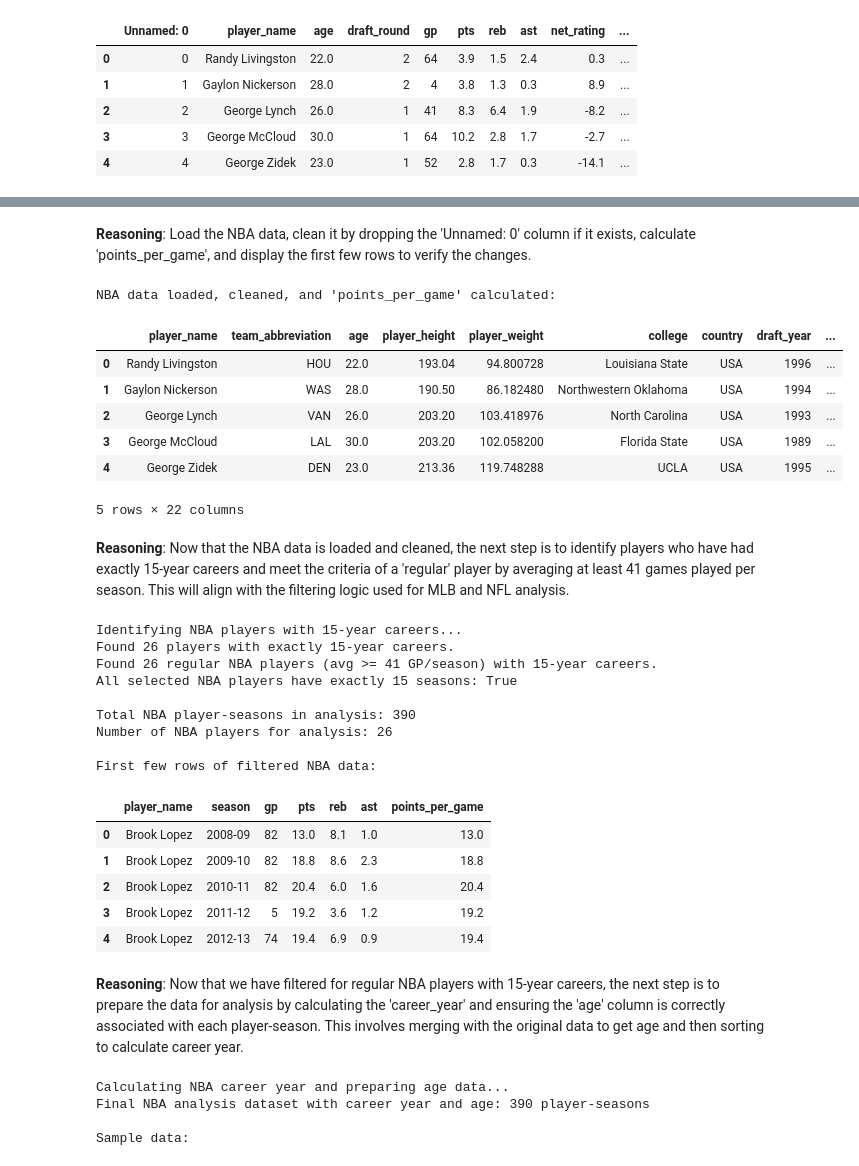
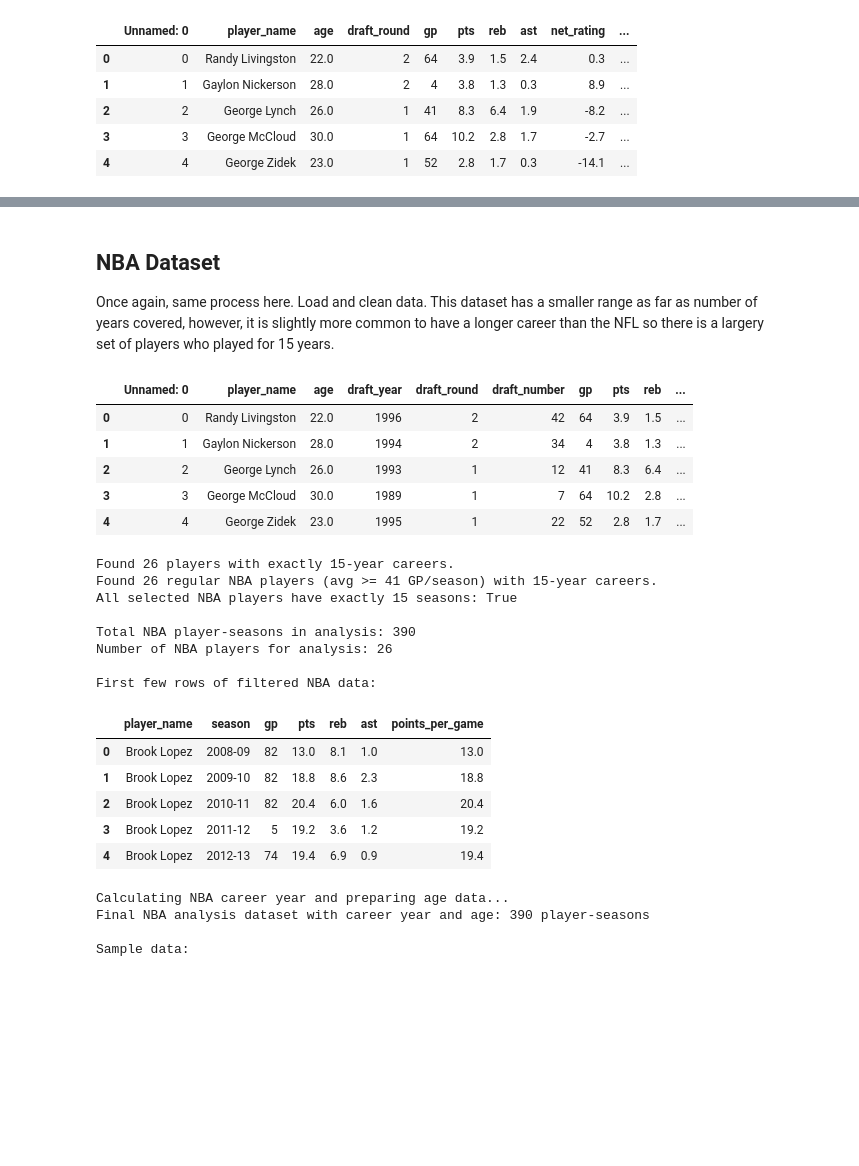
Before and after one commit to Zaji-L/Comparing_Sports_Primes, a Jupyter notebook: sports_primes_analysis_working.ipynb, the cells around one changed output, grey strips where cells are left out. Drawn from its saved outputs; the diff is of its cells as text; code cells hidden in the pictures; blank space fills up the shorter version.

```diff
--- a/sports_primes_analysis_working.ipynb
+++ b/sports_primes_analysis_working.ipynb
@@ -780,35 +745,27 @@ Ensure the NBA data is loaded from `all_seasons.csv` and necessary columns are d
-# %% [markdown]
-**Reasoning**:
-Load the NBA data, clean it by dropping the 'Unnamed: 0' column if it exists, calculate 'points_per_game', and display the first few rows to verify the changes.
+# %% [markdown]
+## NBA Dataset
+Once again, same process here. Load and clean data. This dataset has a smaller range as far as number of years covered, however, it is slightly more common to have a longer career than the NFL so there is a largery set of players who played for 15 years.
 # %%
+#Load dataset
 nba = pd.read_csv('all_seasons.csv')
 
-# Check if 'Unnamed: 0' column exists and drop it if it does
-if 'Unnamed: 0' in nba.columns:
-    nba.drop(columns=['Unnamed: 0'], inplace=True)
+nba.drop(columns=['team_abbreviation', 'player_height', 'player_weight', 'college', 'country'], inplace=True)
 
-# Corrected calculation for 'points_per_game':
-# The 'pts' column already represents points per game, so no further division is needed.
+#Already has metric for offensive stats per year
 nba['points_per_game'] = nba['pts']
 nba['points_per_game'].fillna(0, inplace=True) # Fill NaN with 0 for players with no points
 
 # Display the first few rows of the cleaned DataFrame
-print("NBA data loaded, cleaned, and 'points_per_game' calculated:")
 nba.head()
 # %% [output]
-NBA data loaded, cleaned, and 'points_per_game' calculated:
-|  | player_name | team_abbreviation | age | player_height | player_weight | college | country | draft_year | ... |
-| 0 | Randy Livingston | HOU | 22.0 | 193.04 | 94.800728 | Louisiana State | USA | 1996 | ... |
-| 1 | Gaylon Nickerson | WAS | 28.0 | 190.50 | 86.182480 | Northwestern Oklahoma | USA | 1994 | ... |
-| 2 | George Lynch | VAN | 26.0 | 203.20 | 103.418976 | North Carolina | USA | 1993 | ... |
-| 3 | George McCloud | LAL | 30.0 | 203.20 | 102.058200 | Florida State | USA | 1989 | ... |
-| 4 | George Zidek | DEN | 23.0 | 213.36 | 119.748288 | UCLA | USA | 1995 | ... |
+|  | Unnamed: 0 | player_name | age | draft_year | draft_round | draft_number | gp | pts | reb | ... |
+| 0 | 0 | Randy Livingston | 22.0 | 1996 | 2 | 42 | 64 | 3.9 | 1.5 | ... |
+| 1 | 1 | Gaylon Nickerson | 28.0 | 1994 | 2 | 34 | 4 | 3.8 | 1.3 | ... |
+| 2 | 2 | George Lynch | 26.0 | 1993 | 1 | 12 | 41 | 8.3 | 6.4 | ... |
+| 3 | 3 | George McCloud | 30.0 | 1989 | 1 | 7 | 64 | 10.2 | 2.8 | ... |
+| 4 | 4 | George Zidek | 23.0 | 1995 | 1 | 22 | 52 | 2.8 | 1.7 | ... |
-5 rows × 22 columns
-# %% [markdown]
-**Reasoning**:
-Now that the NBA data is loaded and cleaned, the next step is to identify players who have had exactly 15-year careers and meet the criteria of a 'regular' player by averaging at least 41 games played per season. This will align with the filtering logic used for MLB and NFL analysis.
 # %%
-print("Identifying NBA players with 15-year careers...")
+#Identifying players with 15 year careers
 
 # Count number of seasons for each player, assuming 'season' column defines a unique season for a player
 nba_career_lengths = nba.groupby('player_name')['season'].nunique()
@@ -848,7 +805,6 @@ print(f"Number of NBA players for analysis: {nba_regular['player_name'].nunique(
 print("\nFirst few rows of filtered NBA data:")
 nba_regular.head()
 # %% [output]
-Identifying NBA players with 15-year careers...
 Found 26 players with exactly 15-year careers.
 Found 26 regular NBA players (avg >= 41 GP/season) with 15-year careers.
 All selected NBA players have exactly 15 seasons: True
@@ -863,9 +819,6 @@ First few rows of filtered NBA data:
 | 2 | Brook Lopez | 2010-11 | 82 | 20.4 | 6.0 | 1.6 | 20.4 |
 | 3 | Brook Lopez | 2011-12 | 5 | 19.2 | 3.6 | 1.2 | 19.2 |
 | 4 | Brook Lopez | 2012-13 | 74 | 19.4 | 6.9 | 0.9 | 19.4 |
-# %% [markdown]
-**Reasoning**:
-Now that we have filtered for regular NBA players with 15-year careers, the next step is to prepare the data for analysis by calculating the 'career_year' and ensuring the 'age' column is correctly associated with each player-season. This involves merging with the original data to get age and then sorting to calculate career year.
 # %%
 print("Calculating NBA career year and preparing age data...")
 
```
Also changed, not shown: parts of 48 cells of this notebook.
